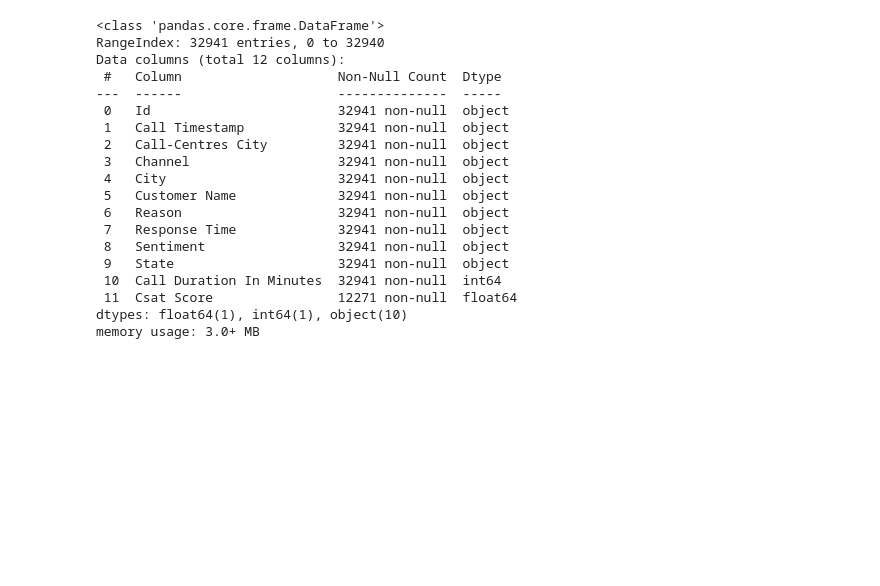
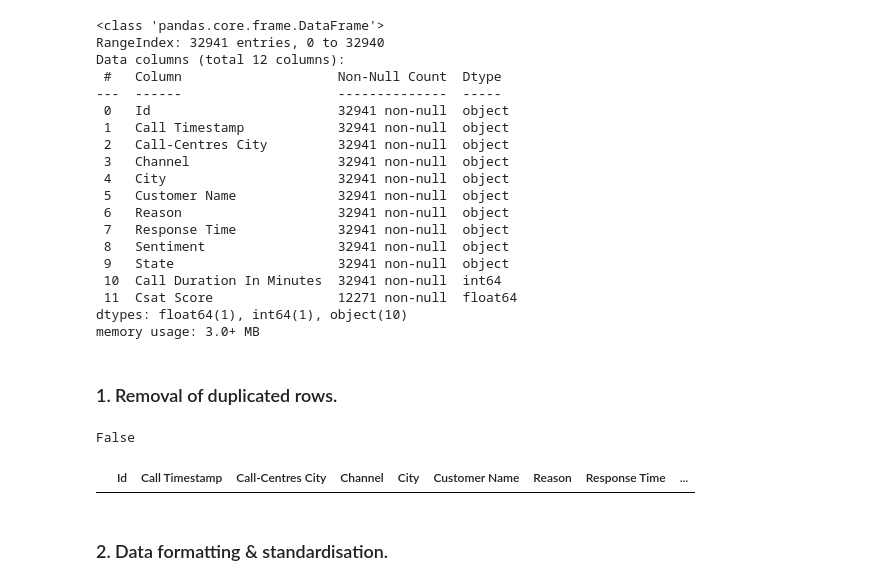
Before and after one commit to sslegoale0/Call_Centre_Analysis_Project, a Jupyter notebook: Call Centre Data Cleaning & Analysis (Python).ipynb, the cells around one changed output. Saved outputs shown, nothing was run; the diff lists cells and outputs as text; code cells hidden in the pictures; blank space fills up the shorter version.

```diff
--- a/Call Centre Data Cleaning & Analysis (Python).ipynb
+++ b/Call Centre Data Cleaning & Analysis (Python).ipynb
@@ -43,4 +53,16 @@ Data columns (total 12 columns):
  11  Csat Score                12271 non-null  float64
 dtypes: float64(1), int64(1), object(10)
 memory usage: 3.0+ MB
+# %% [markdown]
+### 1. Removal of duplicated rows.
+# %%
+calls.duplicated().any()
+# %% [output]
+False
+# %%
+calls[calls["Id"].duplicated() == 1]
+# %% [output]
+|  | Id | Call Timestamp | Call-Centres City | Channel | City | Customer Name | Reason | Response Time | ... |
+# %% [markdown]
+### 2. Data formatting & standardisation.
 # %%
```
Also changed, not shown: parts of 50 cells of this notebook, 1 other file.
